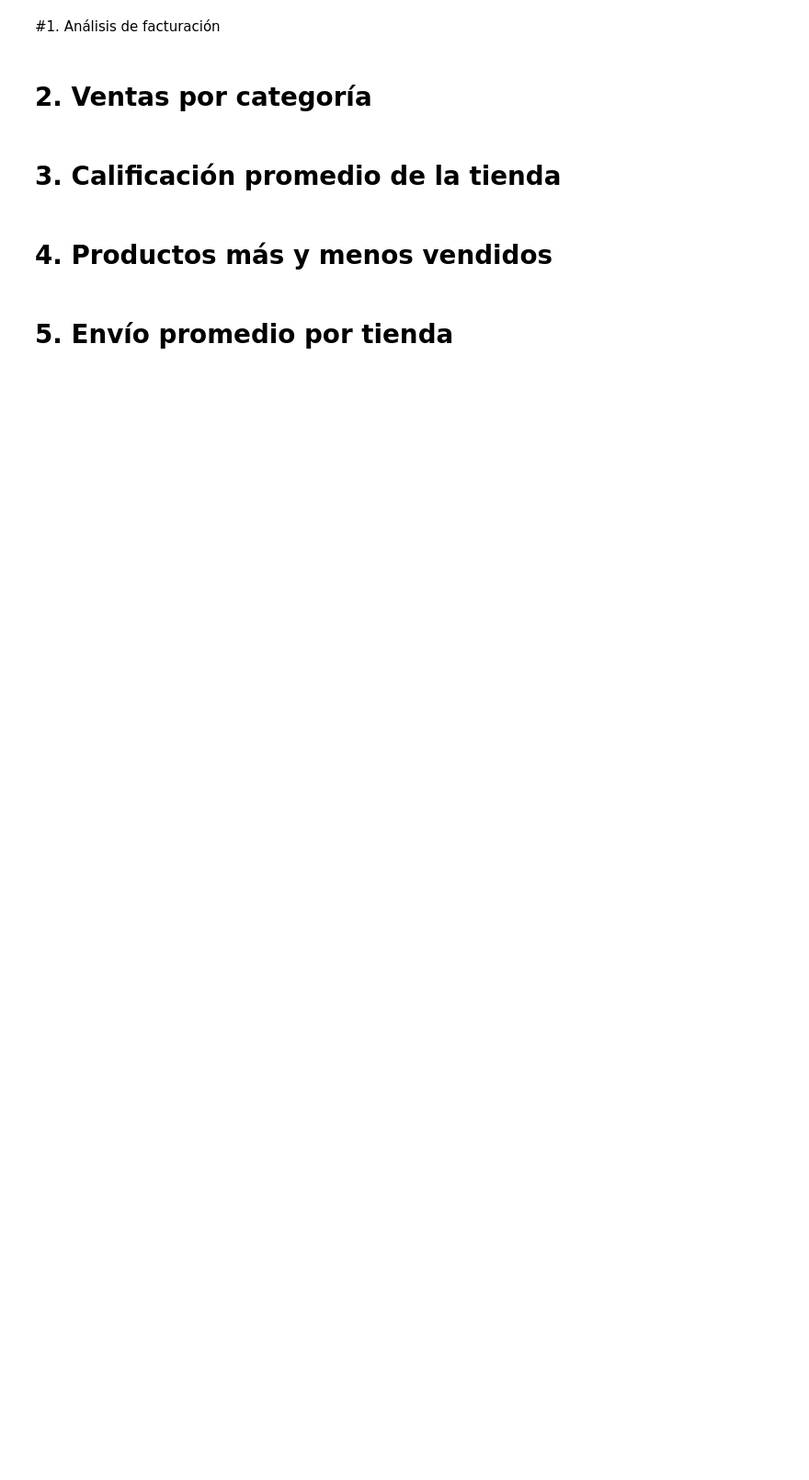
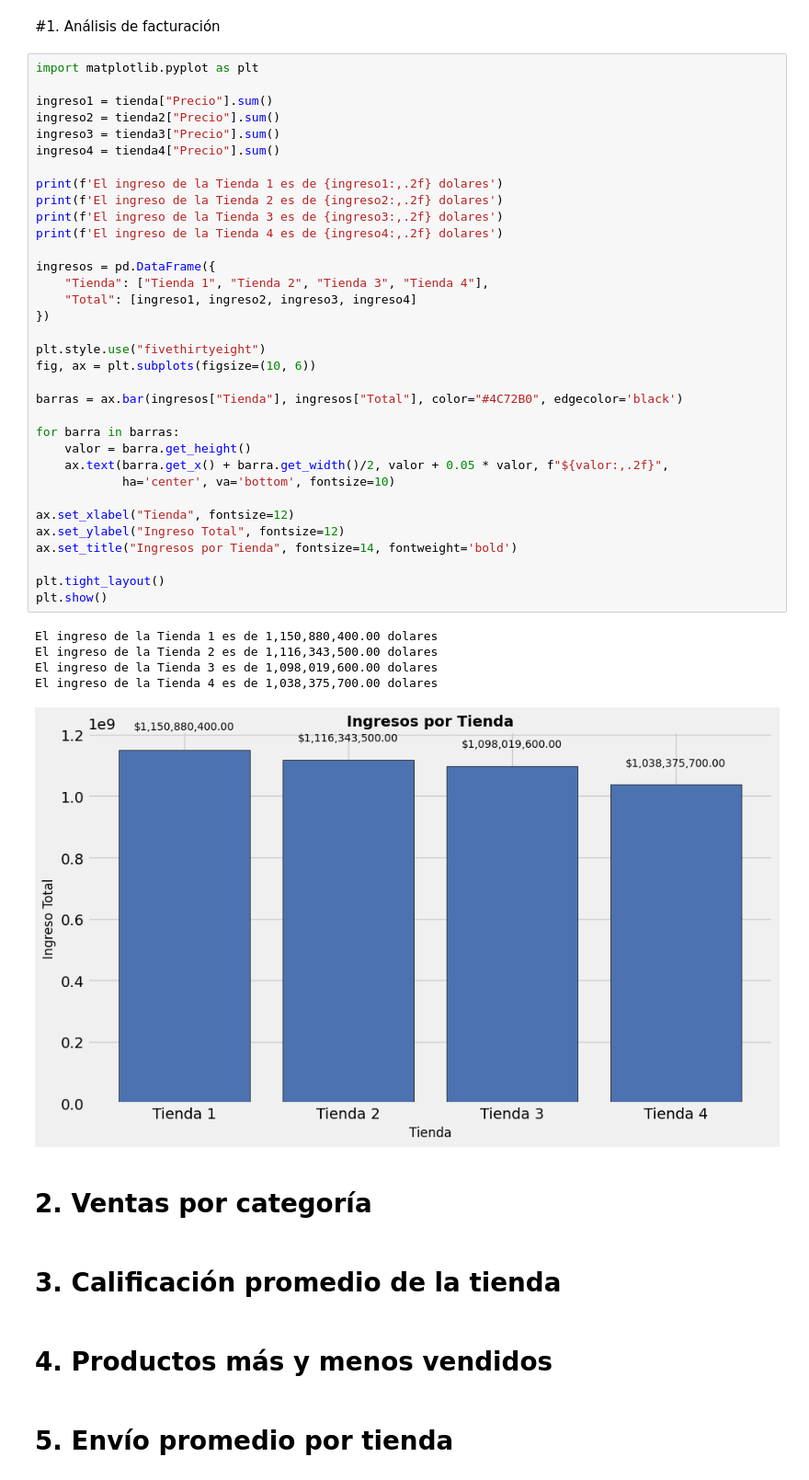
Before and after one commit to AlanGranea/Challenge-Alura-Store, a Jupyter notebook: AluraStoreLatam.ipynb, the cells around one changed output. Shown at 92% size. Drawn from its saved outputs; the diff is of its cells as text; blank space fills up the shorter version.

```diff
--- a/AluraStoreLatam.ipynb
+++ b/AluraStoreLatam.ipynb
@@ -25,6 +25,46 @@ tienda.head()
 | 4 | Silla de oficina | Muebles | 335200.0 | 20200.0 | 07/11/2020 | Maria Alfonso | Medellín | ... |
 # %% [markdown]
 #1. Análisis de facturación
+# %%
+import matplotlib.pyplot as plt
+
+ingreso1 = tienda["Precio"].sum()
+ingreso2 = tienda2["Precio"].sum()
+ingreso3 = tienda3["Precio"].sum()
+ingreso4 = tienda4["Precio"].sum()
+
+print(f'El ingreso de la Tienda 1 es de {ingreso1:,.2f} dolares')
+print(f'El ingreso de la Tienda 2 es de {ingreso2:,.2f} dolares')
+print(f'El ingreso de la Tienda 3 es de {ingreso3:,.2f} dolares')
+print(f'El ingreso de la Tienda 4 es de {ingreso4:,.2f} dolares')
+
+ingresos = pd.DataFrame({
+    "Tienda": ["Tienda 1", "Tienda 2", "Tienda 3", "Tienda 4"],
+    "Total": [ingreso1, ingreso2, ingreso3, ingreso4]
+})
+
+plt.style.use("fivethirtyeight")
+fig, ax = plt.subplots(figsize=(10, 6))
+
+barras = ax.bar(ingresos["Tienda"], ingresos["Total"], color="#4C72B0", edgecolor='black')
+
+for barra in barras:
+    valor = barra.get_height()
+    ax.text(barra.get_x() + barra.get_width()/2, valor + 0.05 * valor, f"${valor:,.2f}",
+            ha='center', va='bottom', fontsize=10)
+
+ax.set_xlabel("Tienda", fontsize=12)
+ax.set_ylabel("Ingreso Total", fontsize=12)
+ax.set_title("Ingresos por Tienda", fontsize=14, fontweight='bold')
+
+plt.tight_layout()
+plt.show()
+# %% [output]
+El ingreso de la Tienda 1 es de 1,150,880,400.00 dolares
+El ingreso de la Tienda 2 es de 1,116,343,500.00 dolares
+El ingreso de la Tienda 3 es de 1,098,019,600.00 dolares
+El ingreso de la Tienda 4 es de 1,038,375,700.00 dolares
+[figure, added]
 # %% [markdown]
 # 2. Ventas por categoría
 # %% [markdown]
```
